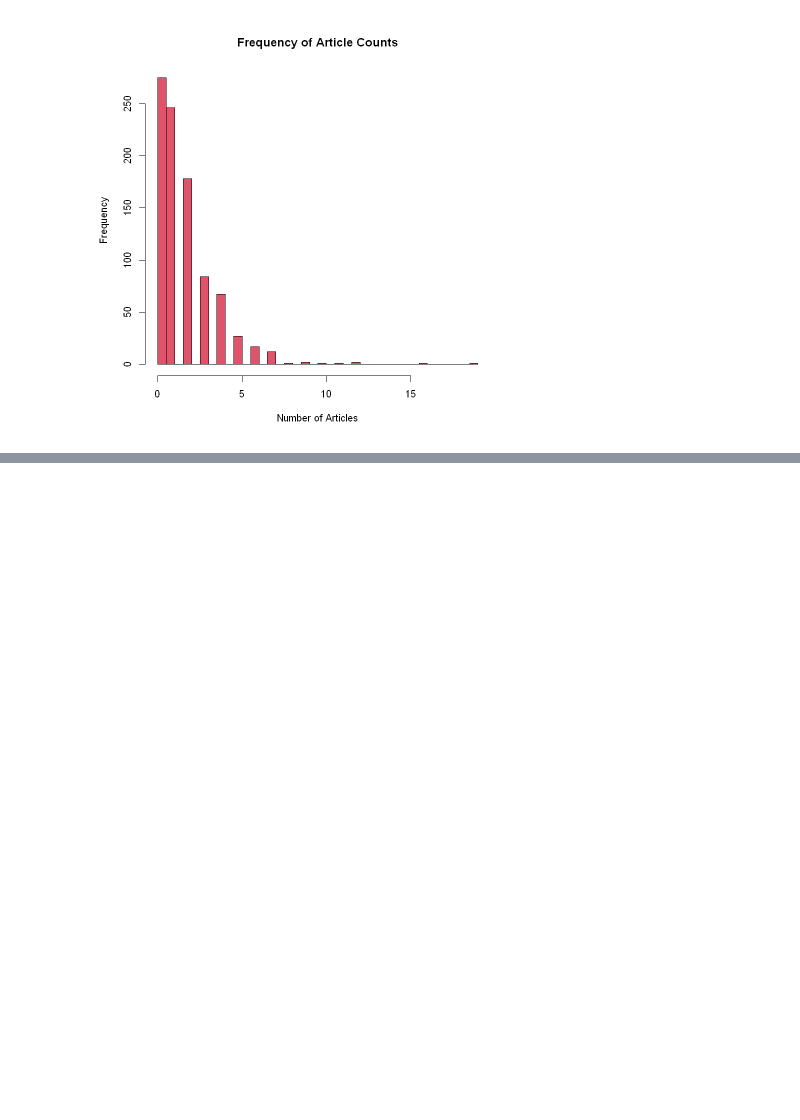
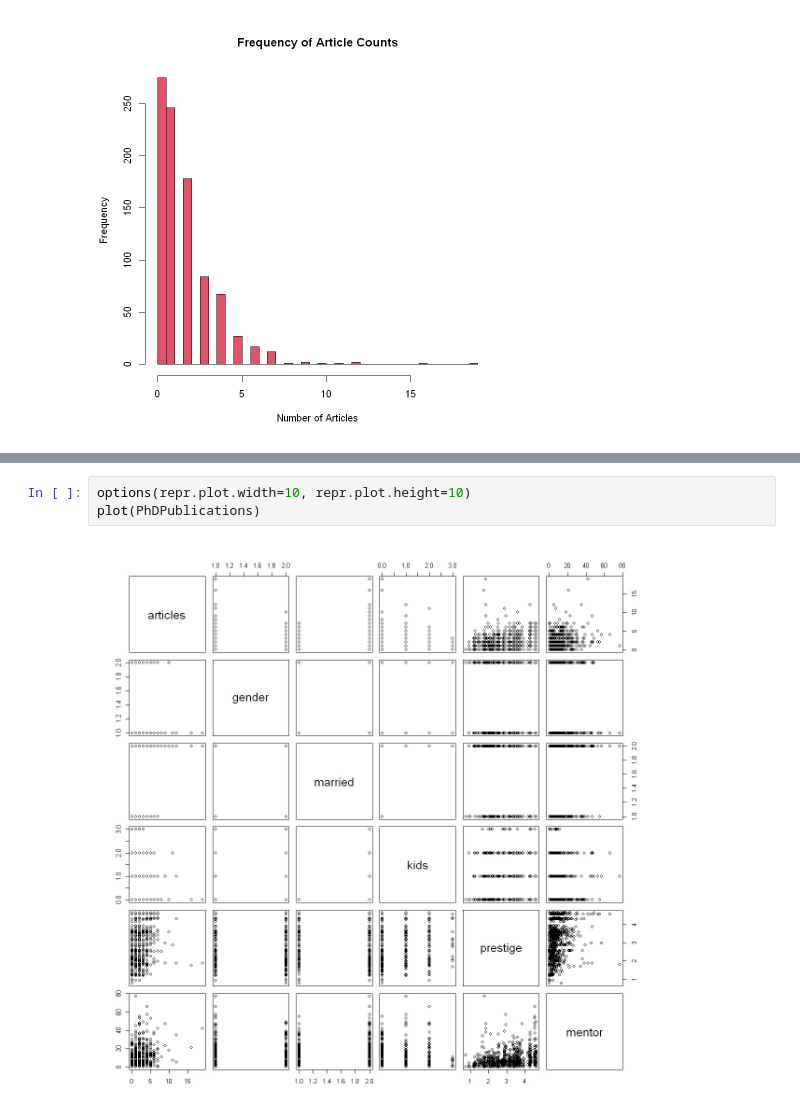
Before and after one commit to gishar/Count-Data-Modeling, a Jupyter notebook: Learning Count Data Modeling.ipynb, the cells around one changed output, grey strips where cells are left out. Cells and saved outputs as stored; diff of their text form; blank space fills up the shorter version.

```diff
--- a/Learning Count Data Modeling.ipynb
+++ b/Learning Count Data Modeling.ipynb
@@ -122,0 +208,5 @@ Let's see how things are once grouped for gender and/or married but this time vi
+# %%
+options(repr.plot.width=10, repr.plot.height=10)
+plot(PhDPublications)
+# %% [output]
+[figure, added]
```
Also changed, not shown: parts of 17 cells of this notebook, 1 other file.
